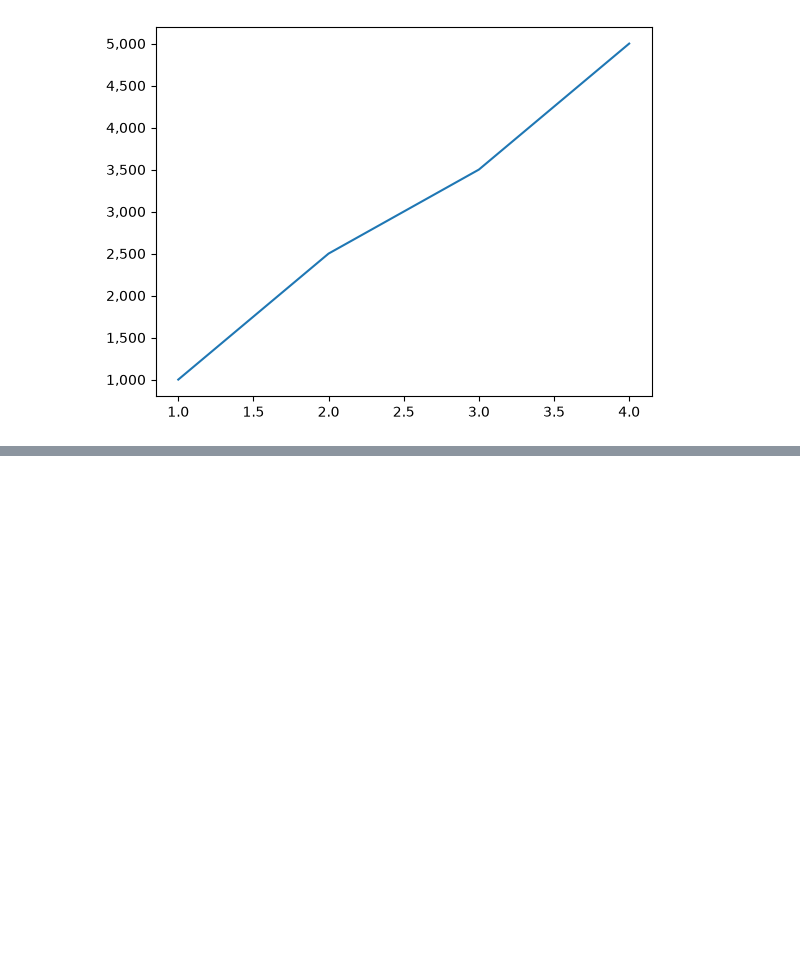
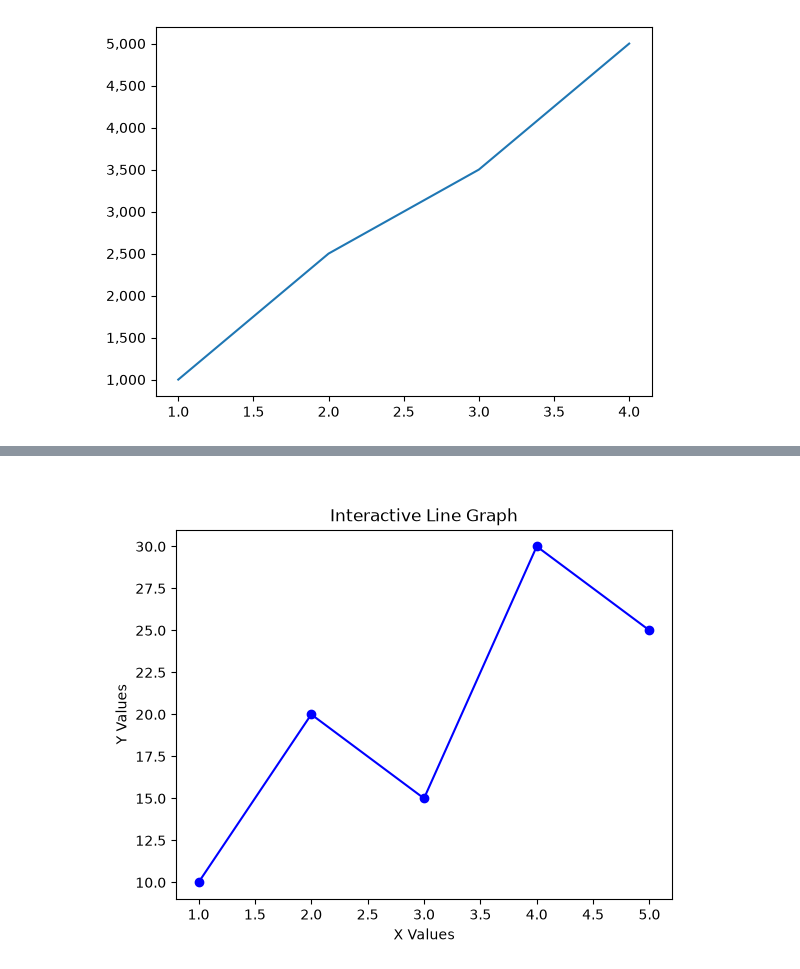
Before and after one commit to aprajitamall/DV_sem2_274, a Jupyter notebook: OOA_advanced_matplotlib.ipynb, the cells around one changed output, grey strips where cells are left out. Cells and saved outputs as stored; diff of their text form; code cells hidden in the pictures; blank space fills up the shorter version.

```diff
--- a/OOA_advanced_matplotlib.ipynb
+++ b/OOA_advanced_matplotlib.ipynb
@@ -235,0 +272,17 @@ plt.show()
+# %%
+
+import matplotlib.pyplot as plt
+
+x = [1, 2, 3, 4, 5]
+y = [10, 20, 15, 30, 25]
+
+fig, ax = plt.subplots()
+
+ax.plot(x, y, marker="o", color="blue")
+ax.set_title("Interactive Line Graph")
+ax.set_xlabel("X Values")
+ax.set_ylabel("Y Values")
+
+plt.show()
+# %% [output]
+[figure, added]
```
Also changed, not shown: parts of 6 cells of this notebook, 1 other file.
